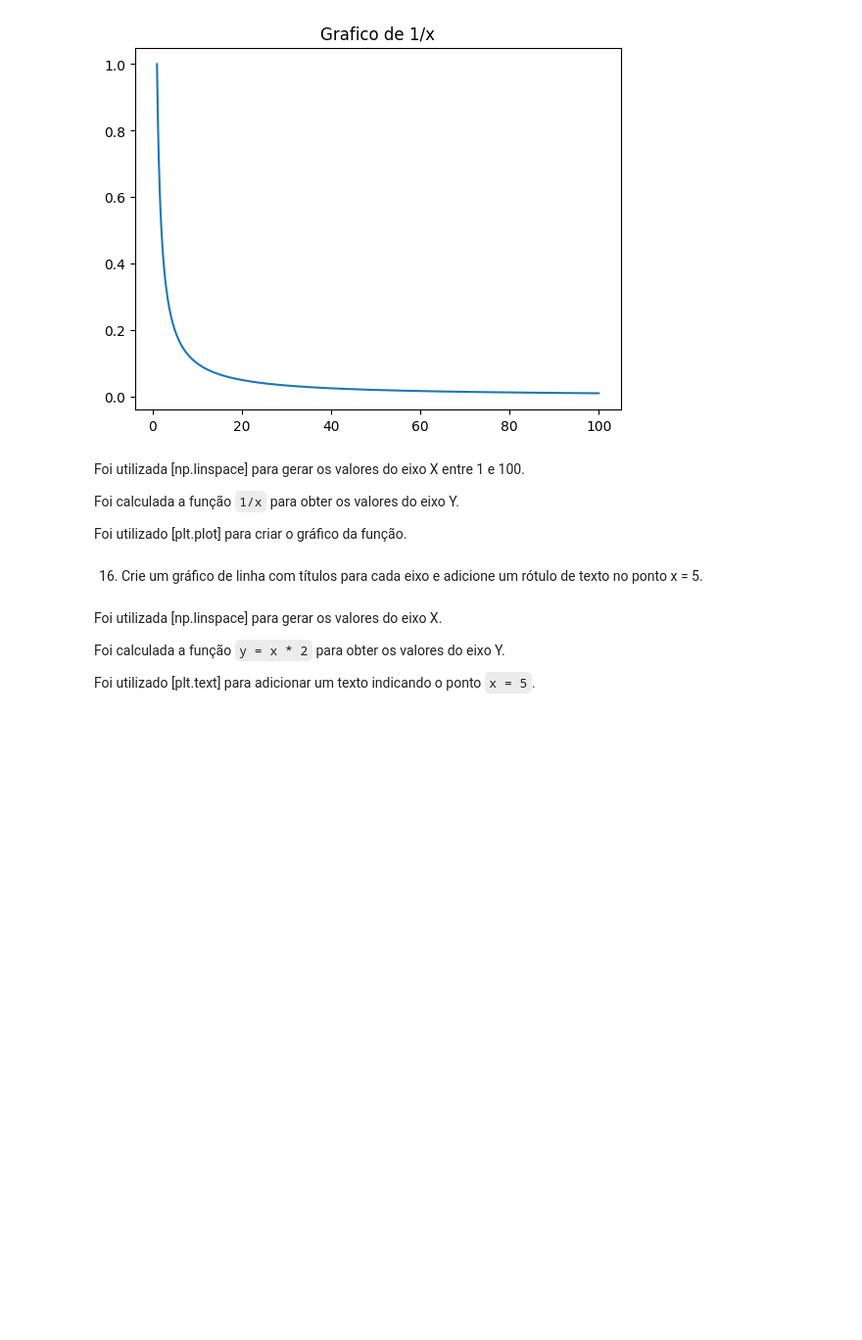
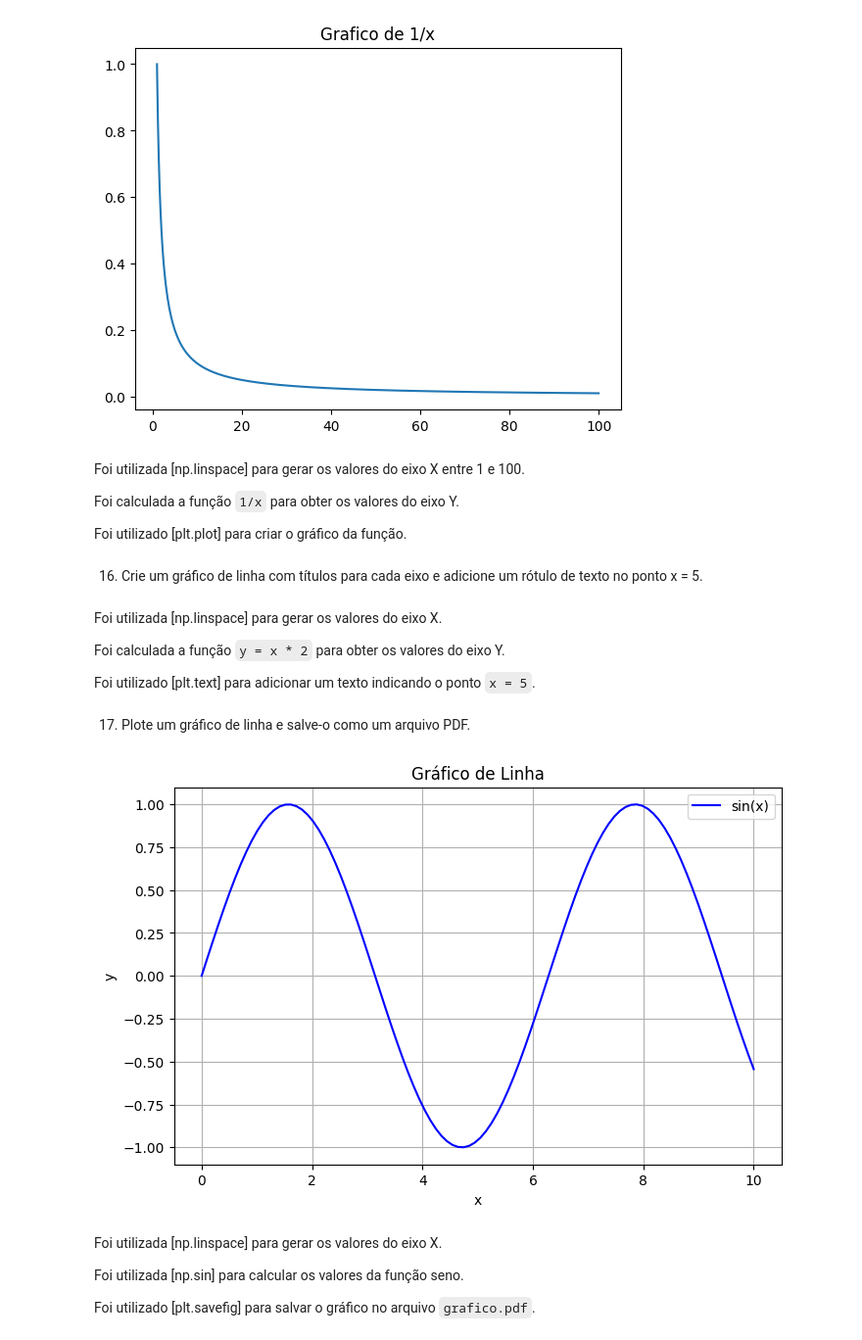
Before and after one commit to 76Falcone/AulasInteligenciaArtificial, a Jupyter notebook: ExercíciosBibliotecas_Python_Falcone_6B_Noturno.ipynb, the cells around one changed output. Shown at 98% size. Cells and saved outputs as stored; diff of their text form; code cells hidden in the pictures; blank space fills up the shorter version.

Commit message:
Exercício 17 - Matplotlib

```diff
--- a/ExercíciosBibliotecas_Python_Falcone_6B_Noturno.ipynb
+++ b/ExercíciosBibliotecas_Python_Falcone_6B_Noturno.ipynb
@@ -1964,3 +1964,31 @@ Foi utilizada [np.linspace] para gerar os valores do eixo X.
 Foi calculada a função `y = x * 2` para obter os valores do eixo Y.
 
 Foi utilizado [plt.text] para adicionar um texto indicando o ponto `x = 5`.
+# %% [markdown]
+17. Plote um gráfico de linha e salve-o como um arquivo PDF.
+# %%
+import matplotlib.pyplot as plt
+import numpy as np
+
+x = np.linspace(0, 10, 100)
+y = np.sin(x)
+
+plt.figure(figsize=(8, 5))
+plt.plot(x, y, label='sin(x)', color='blue')
+plt.title('Gráfico de Linha')
+plt.xlabel('x')
+plt.ylabel('y')
+plt.legend()
+plt.grid(True)
+
+plt.savefig('grafico.pdf')
+
+plt.show()
+# %% [output]
+[figure, added]
+# %% [markdown]
+Foi utilizada [np.linspace] para gerar os valores do eixo X.
+
+Foi utilizada [np.sin] para calcular os valores da função seno.
+
+Foi utilizado [plt.savefig] para salvar o gráfico no arquivo `grafico.pdf`.
```
